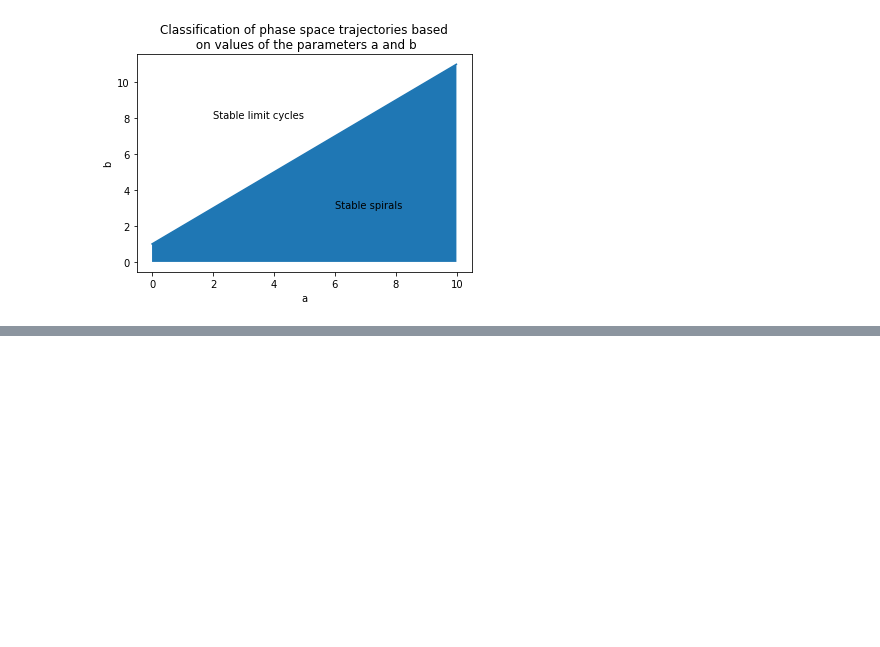
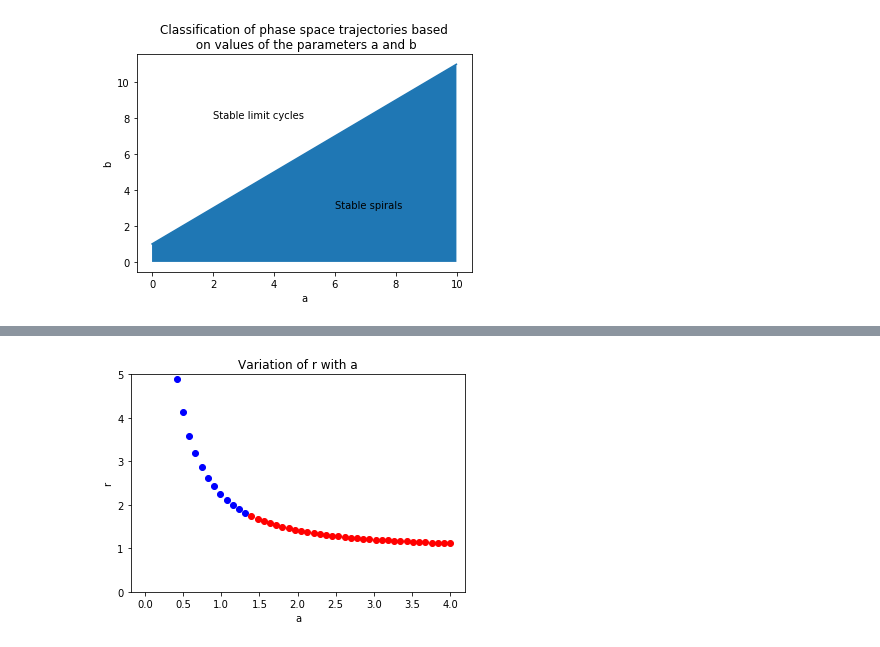
Before and after one commit to kunaljani1100/Solution-of-the-Brusselator, a Jupyter notebook: Non Linear Science.ipynb, the cells around one changed output, grey strips where cells are left out. Cells and saved outputs as stored; diff of their text form; code cells hidden in the pictures; blank space fills up the shorter version.

```diff
--- a/Non Linear Science.ipynb
+++ b/Non Linear Science.ipynb
@@ -438,0 +450,55 @@ plt.show()
+# %%
+ar_a=np.linspace(0.01,4,50)
+theta=[0]*len(ar_a)
+for i in range(0,len(ar_a)):
+    a=ar_a[i]
+    b=2
+    N=20000
+    x=np.linspace(0.01,N/100,N)
+    #print(x)
+    #Variation of r vs a, not shown in the report.
+
+    y1=np.zeros(len(x))
+    y2=np.zeros(len(x))
+
+    for i in range(len(x)):
+        y1[i]=(b+1)/(a*x[i])-1/(a*x[i]*x[i])
+        y2[i]=b/(a*x[i])
+
+    xx=[0]*N
+    yy=[0]*N
+    t=np.linspace(0.01,N/100,N)
+    dt=0.01
+    xx[0]=4
+    yy[0]=5
+    for i in range(N-1):
+      xx[i+1]=xx[i]+(1-(b+1)*xx[i]+a*xx[i]*xx[i]*yy[i])*dt
+      yy[i+1]=yy[i]+(b*xx[i]-a*xx[i]*xx[i]*yy[i])*dt
+
+    #w = 3
+    Y, X = np.mgrid[-2:7.5:100j, -1:8:100j]
+    U=(1-(b+1)*X+a*X*X*Y)
+    V=(b*X-a*X*X*Y)
+    r=np.sqrt(1+(b*b)/(a*a))
+    count_stable=False
+    count_unstable=False
+    if(xx[N-1]==xx[N-2] and yy[N-1]==yy[N-1]):
+        if(count_stable==False):
+            plt.plot(a,r,'ro')
+            count_stable=True
+        else:
+            plt.plot(a,r,'ro')
+    else:
+        if(count_unstable==False):
+            plt.plot(a,r,'bo')
+            count_unstable=True
+        else:
+            plt.plot(a,r,'bo')
+#plt.legend()
+plt.title('Variation of r with a')
+plt.xlabel('a')
+plt.ylabel('r')
+plt.ylim((0,5))
+plt.show()
+# %% [output]
+[figure, added]
```
Also changed, not shown: parts of 27 cells of this notebook.
